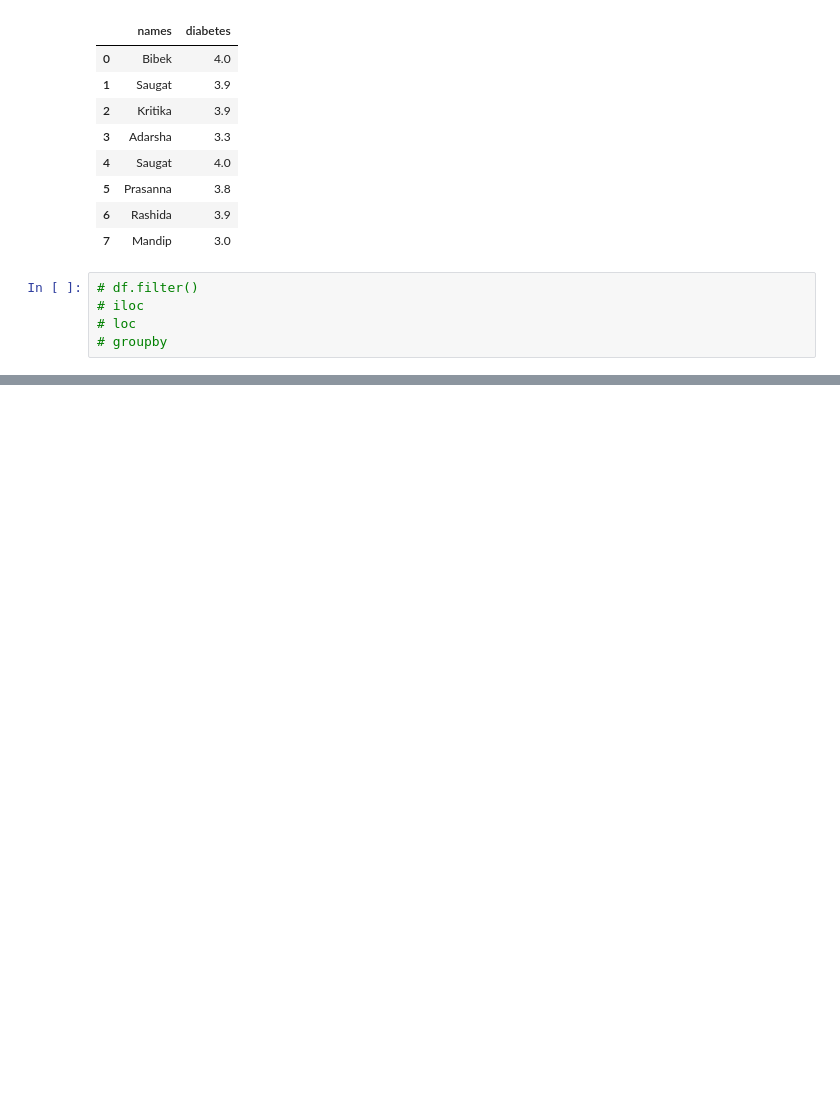
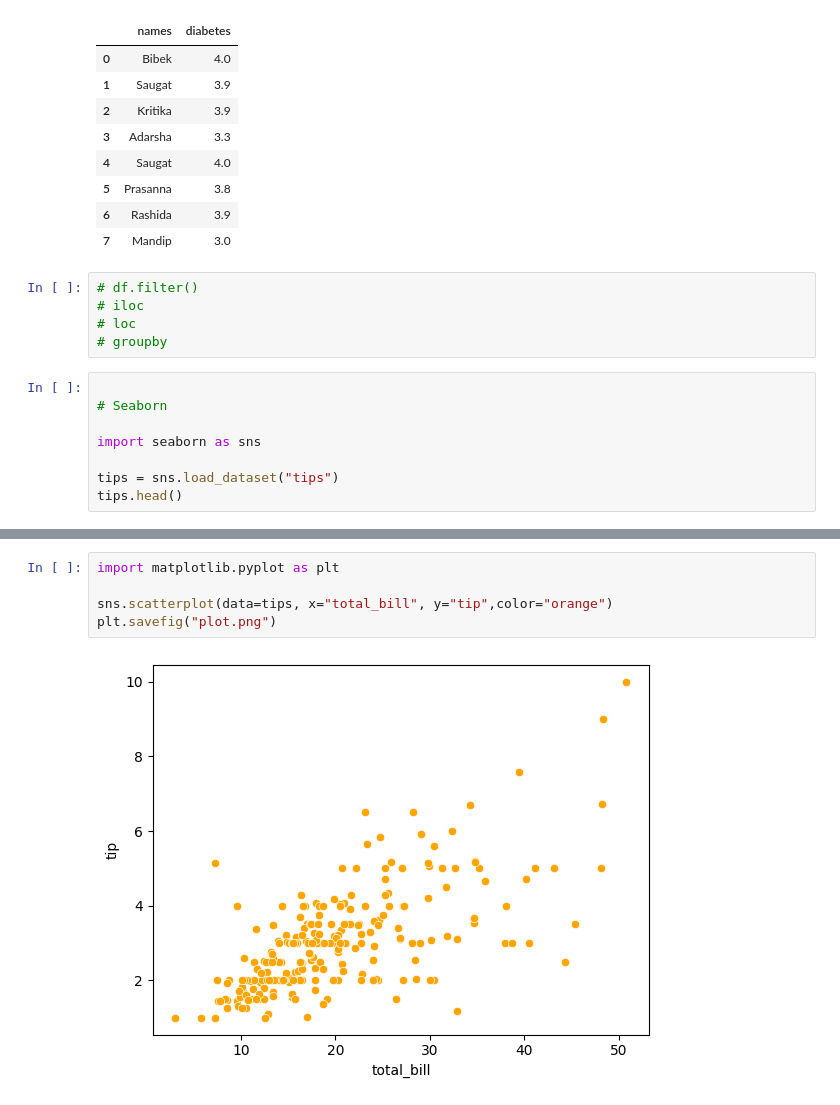
Before and after one commit to isarojdahal/AI-ML-Training-NCIT-6th-Sem-BCA-Students, a Jupyter notebook: 03 - Pandas/main.ipynb, the cells around one changed output, grey strips where cells are left out. Cells and saved outputs as stored; diff of their text form; blank space fills up the shorter version.

```diff
--- a/03 - Pandas/main.ipynb
+++ b/03 - Pandas/main.ipynb
@@ -151,3 +151,11 @@ df
 # iloc
 # loc
 # groupby
+# %%
+
+# Seaborn
+
+import seaborn as sns
+
+tips = sns.load_dataset("tips")
+tips.head()
@@ -153,0 +195,7 @@ df
+# %%
+import matplotlib.pyplot as plt
+
+sns.scatterplot(data=tips, x="total_bill", y="tip",color="orange")
+plt.savefig("plot.png")
+# %% [output]
+[figure, added]
```
Also changed, not shown: parts of 4 cells of this notebook, 7 other files.
